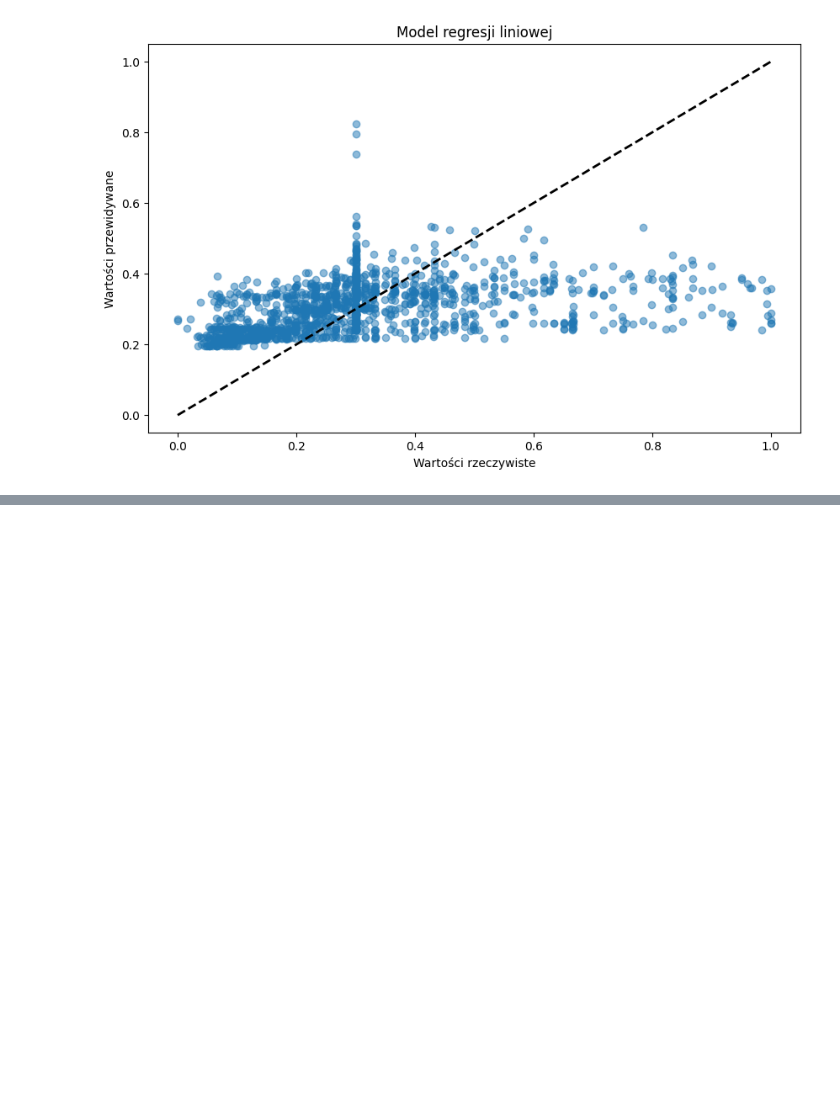
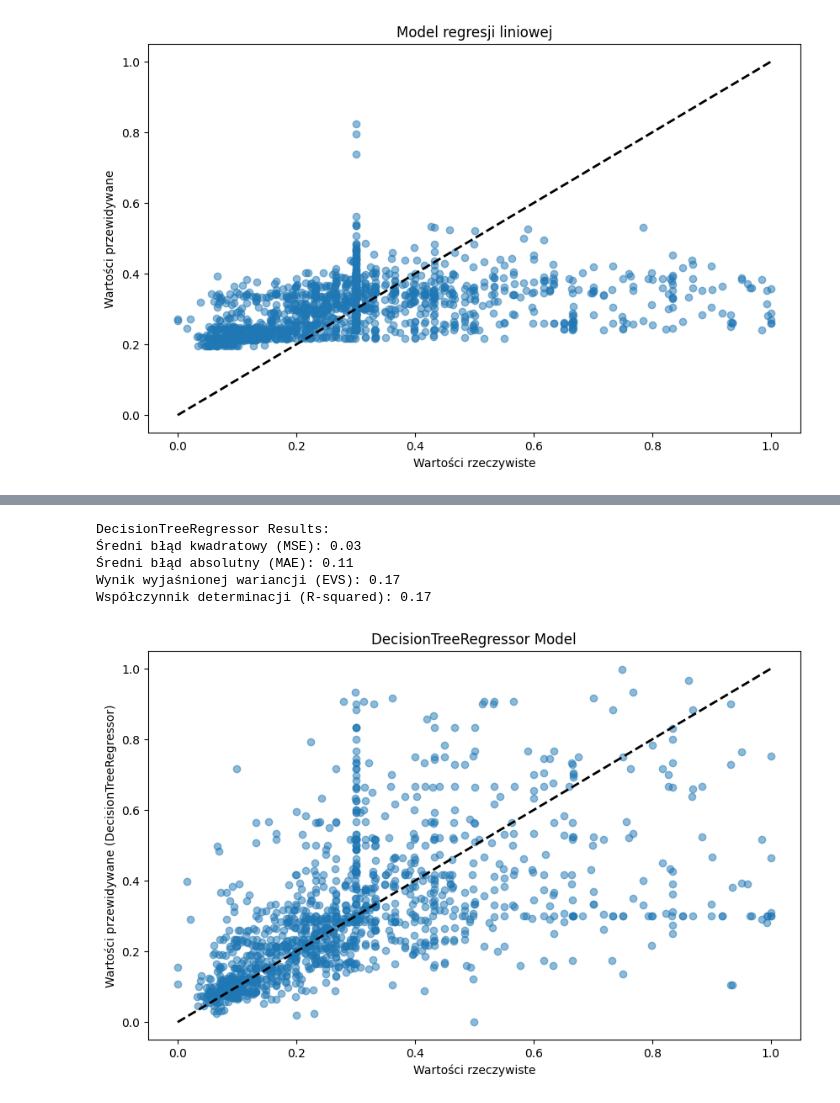
Before and after one commit to elli1zabeth/projekt, a Jupyter notebook: projekt.ipynb, the cells around one changed output, grey strips where cells are left out. Drawn from its saved outputs; the diff is of its cells as text; code cells hidden in the pictures; blank space fills up the shorter version.

```diff
--- a/projekt.ipynb
+++ b/projekt.ipynb
@@ -778,0 +845,35 @@ plt.show()
+# %%
+import matplotlib.pyplot as plt
+from sklearn.tree import DecisionTreeRegressor
+
+dt_regressor = DecisionTreeRegressor(random_state=42)
+
+dt_regressor.fit(X_train, y_train)
+
+y_pred_dt = dt_regressor.predict(X_test)
+
+mse_dt = mean_squared_error(y_test, y_pred_dt)
+mae_dt = mean_absolute_error(y_test, y_pred_dt)
+evs_dt = explained_variance_score(y_test, y_pred_dt)
+r2_dt = r2_score(y_test, y_pred_dt)
+
+print("\nDecisionTreeRegressor Results:")
+print(f"Średni błąd kwadratowy (MSE): {mse_dt:.2f}")
+print(f"Średni błąd absolutny (MAE): {mae_dt:.2f}")
+print(f"Wynik wyjaśnionej wariancji (EVS): {evs_dt:.2f}")
+print(f"Współczynnik determinacji (R-squared): {r2_dt:.2f}")
+
+plt.figure(figsize=(10, 6))
+plt.scatter(y_test, y_pred_dt, alpha=0.5)
+plt.plot([y_test.min(), y_test.max()], [y_test.min(), y_test.max()], 'k--', lw=2)
+plt.xlabel('Wartości rzeczywiste')
+plt.ylabel('Wartości przewidywane (DecisionTreeRegressor)')
+plt.title('DecisionTreeRegressor Model')
+plt.show()
+# %% [output]
+DecisionTreeRegressor Results:
+Średni błąd kwadratowy (MSE): 0.03
+Średni błąd absolutny (MAE): 0.11
+Wynik wyjaśnionej wariancji (EVS): 0.17
+Współczynnik determinacji (R-squared): 0.17
+[figure, added]
```
Also changed, not shown: parts of 2 cells of this notebook.
